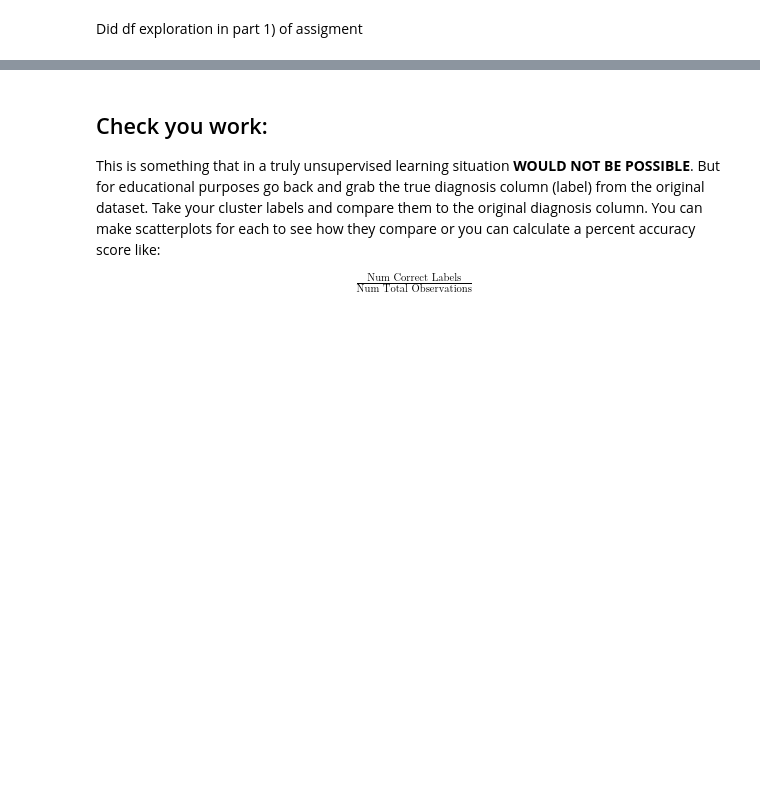
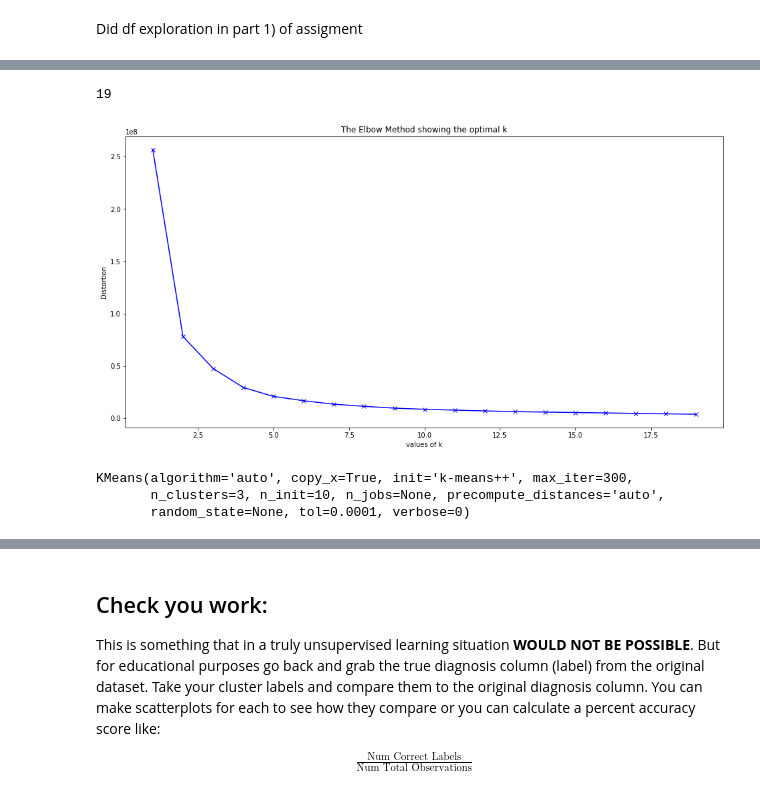
Before and after one commit to urenajose/DS-Unit-1-Sprint-3-Linear-Algebra, a Jupyter notebook: Jose_urena__LS_DS_134_Clustering_Assignment.ipynb, the cells around one changed output, grey strips where cells are left out. Drawn from its saved outputs; the diff is of its cells as text; code cells hidden in the pictures; blank space fills up the shorter version.

```diff
--- a/Jose_urena__LS_DS_134_Clustering_Assignment.ipynb
+++ b/Jose_urena__LS_DS_134_Clustering_Assignment.ipynb
@@ -184,7 +184,7 @@ plt.figure(figsize=(10,10))
 plt.xlabel('Component 1')
 plt.ylabel('Component 2')
 for k, c in [(0, 'indigo'), (1, 'gold')]:
-    subset=df_final1[df_final1['diagnosis']==k]
+    subset=df_final[df_final['diagnosis']==k]
     plt.scatter(x=subset['comp_1'],
                 y=subset['comp_2'],
                 s=200,
@@ -200,6 +200,7 @@ plt.legend();
 (Because we've removed the diagnosis label) - Use this version.
 # %%
 df2 = df.drop('diagnosis', axis=1)
+df2 = df2.copy()
 df2.head()
 # %% [output]
 |  | id | radius_mean | texture_mean | perimeter_mean | area_mean | smoothness_mean | compactness_mean | ... |
@@ -217,0 +237,20 @@ Did df exploration in part 1) of assigment
+# %%
+distortions = []
+list_numbers = range(1,20)
+for k in list_numbers:
+  kmeanModel = KMeans(n_clusters=k)
+  kmeanModel.fit(df2_feature)
+  distortions.append(kmeanModel.inertia_)
+# %%
+print(len(distortions))
+# %% [output]
+19
+# %%
+plt.figure(figsize=(16,8))
+plt.plot(list_numbers,distortions,"bx-")
+plt.xlabel('values of k')
+plt.ylabel('Distortion')
+plt.title("The Elbow Method showing the optimal k")
+plt.show()
+# %% [output]
+[figure, added]
@@ -219,0 +265,6 @@ Did df exploration in part 1) of assigment
+# %%
+kmeans_only.fit(df2_feature)
+# %% [output]
+KMeans(algorithm='auto', copy_x=True, init='k-means++', max_iter=300,
+       n_clusters=3, n_init=10, n_jobs=None, precompute_distances='auto',
+       random_state=None, tol=0.0001, verbose=0)
```
Also changed, not shown: parts of 39 cells of this notebook.
